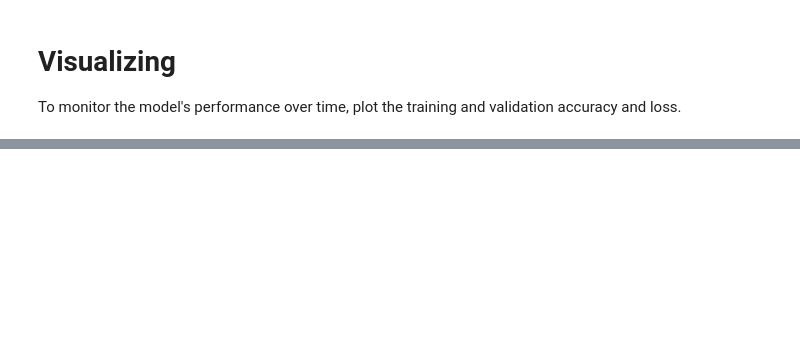
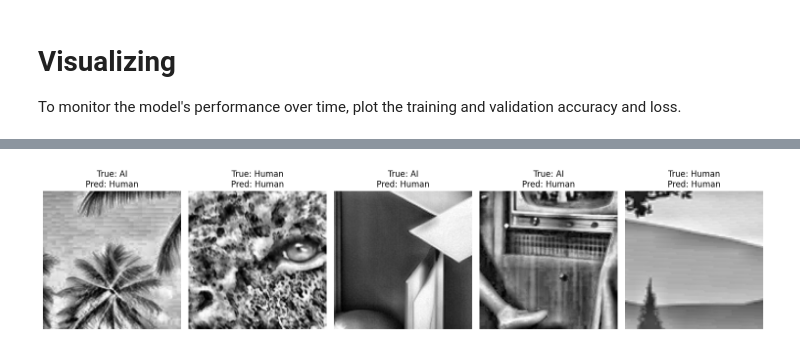
Before and after one commit to MominaSiddiq/AI_Generated_vs_HumanCreated_Sketches, a Jupyter notebook: AI_vs_Human_sketches_.ipynb, the cells around one changed output, grey strips where cells are left out. Saved outputs shown, nothing was run; the diff lists cells and outputs as text; code cells hidden in the pictures; blank space fills up the shorter version.

```diff
--- a/AI_vs_Human_sketches_.ipynb
+++ b/AI_vs_Human_sketches_.ipynb
@@ -293,0 +341,39 @@ plt.show()
+# %%
+# Function to visualize predictions
+def visualize_predictions(model, dataset, class_names, num_images=5):
+    """
+    Display a few images from the dataset along with their predicted labels.
+
+    Args:
+        model: Trained model for making predictions.
+        dataset: Dataset (e.g., test_data) to pull images from.
+        class_names: List of class names corresponding to labels (e.g., ['AI', 'Human']).
+        num_images: Number of images to display.
+    """
+    # Get a batch of images and labels
+    images, labels = next(iter(dataset))
+
+    # Make predictions
+    predictions = model.predict(images[:num_images])
+
+    # Convert predictions to class labels
+    predicted_labels = (predictions > 0.5).astype("int32")  # Threshold for binary classification
+
+    # Display the images with predicted labels
+    plt.figure(figsize=(15, 5))
+    for i in range(num_images):
+        plt.subplot(1, num_images, i + 1)
+        plt.imshow(array_to_img(images[i]))
+        true_label = class_names[int(labels[i])]
+        predicted_label = class_names[int(predicted_labels[i])]
+        plt.title(f"True: {true_label}\nPred: {predicted_label}")
+        plt.axis("off")
+    plt.tight_layout()
+    plt.show()
+
+# Class names
+class_names = ['AI', 'Human']  # Modify based on your dataset
+
+# Call the function on test_data
+visualize_predictions(model, test_data, class_names)
+# %% [output]
@@ -293,0 +381 @@ plt.show()
+[figure, added]
```
Also changed, not shown: parts of 12 cells of this notebook.
